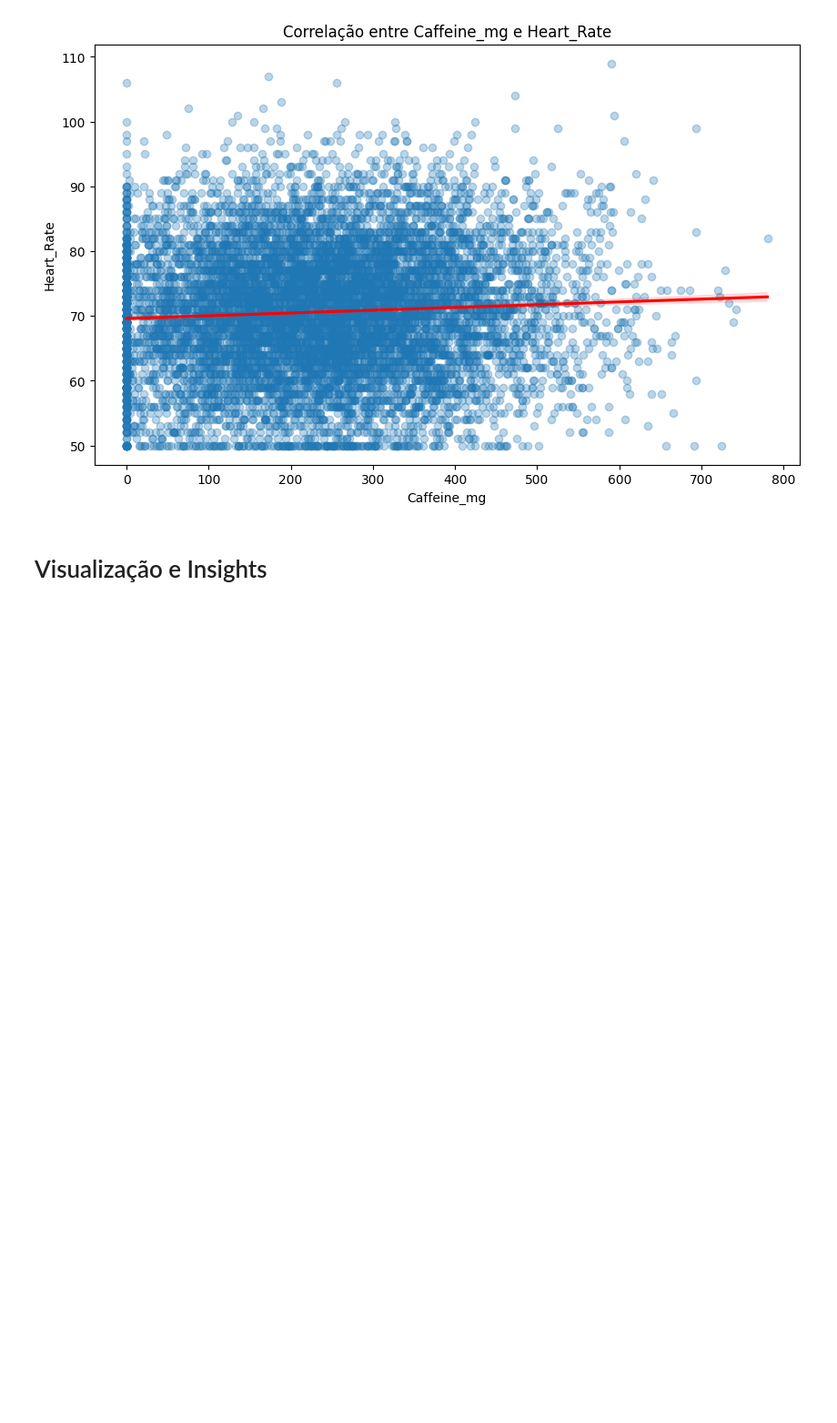
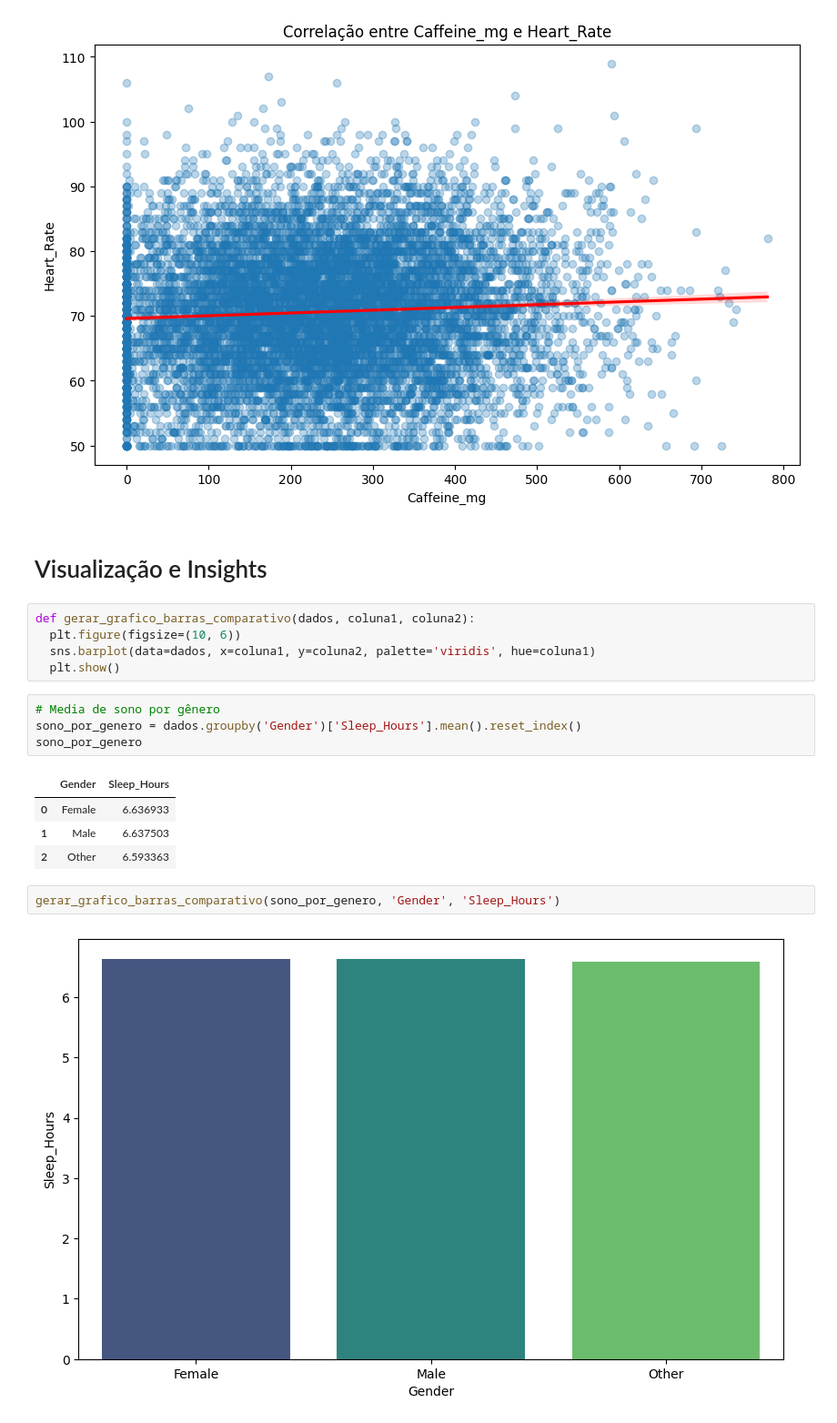
Before and after one commit to Augu5t0/Cientista-de-Dados-N-vel-1, a Jupyter notebook: Notebook/checkpoint.ipynb, the cells around one changed output. Shown at 91% size. Cells and saved outputs as stored; diff of their text form; blank space fills up the shorter version.

```diff
--- a/Notebook/checkpoint.ipynb
+++ b/Notebook/checkpoint.ipynb
@@ -249,3 +254,21 @@ gerar_grafico_correlacao(dados,'Caffeine_mg', 'Heart_Rate')
 [figure]
 # %% [markdown]
 # Visualização e Insights
+# %%
+def gerar_grafico_barras_comparativo(dados, coluna1, coluna2):
+  plt.figure(figsize=(10, 6))
+  sns.barplot(data=dados, x=coluna1, y=coluna2, palette='viridis', hue=coluna1)
+  plt.show()
+# %%
+# Media de sono por gênero
+sono_por_genero = dados.groupby('Gender')['Sleep_Hours'].mean().reset_index()
+sono_por_genero
+# %% [output]
+|  | Gender | Sleep_Hours |
+| 0 | Female | 6.636933 |
+| 1 | Male | 6.637503 |
+| 2 | Other | 6.593363 |
+# %%
+gerar_grafico_barras_comparativo(sono_por_genero, 'Gender', 'Sleep_Hours')
+# %% [output]
+[figure, added]
```
Also changed, not shown: parts of 26 cells of this notebook, 28 other files.
